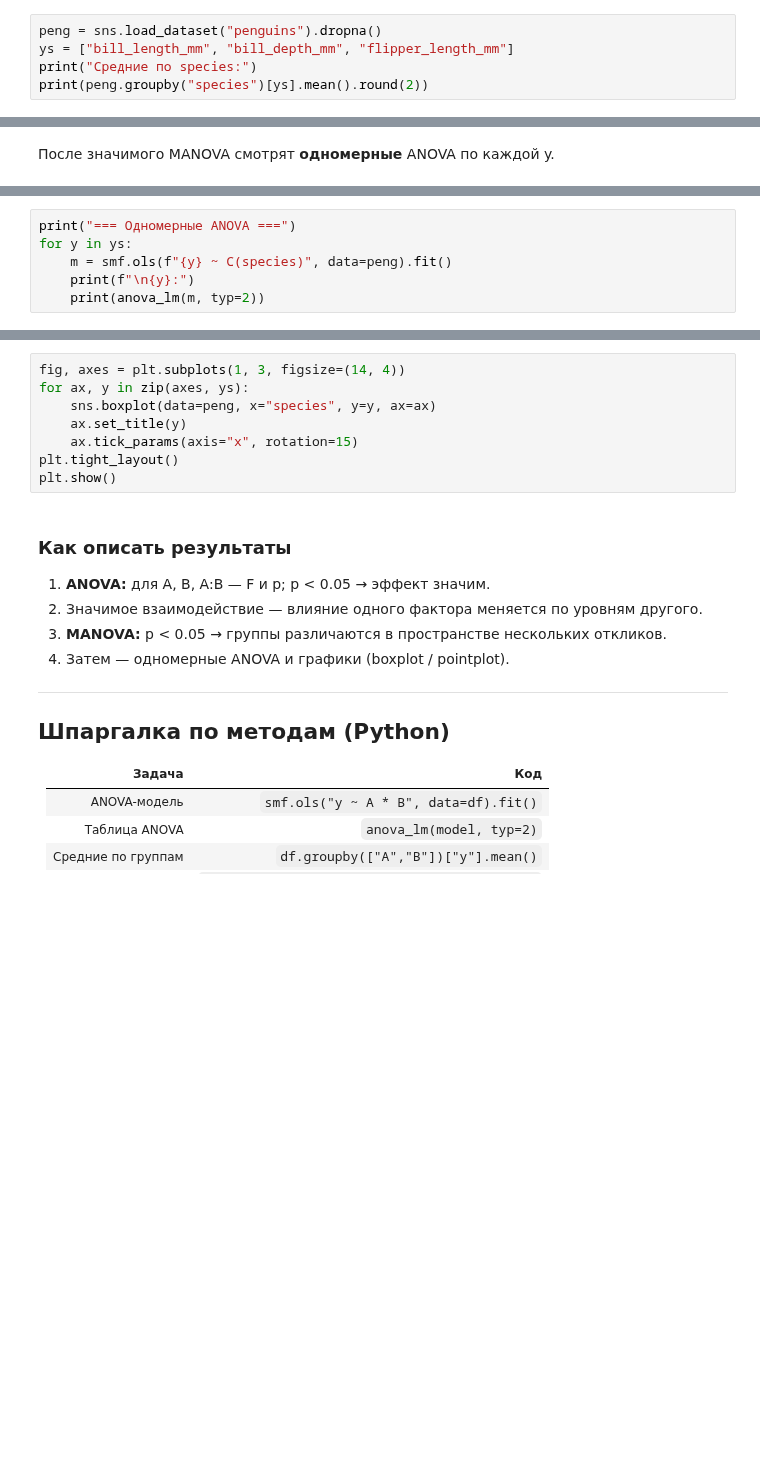
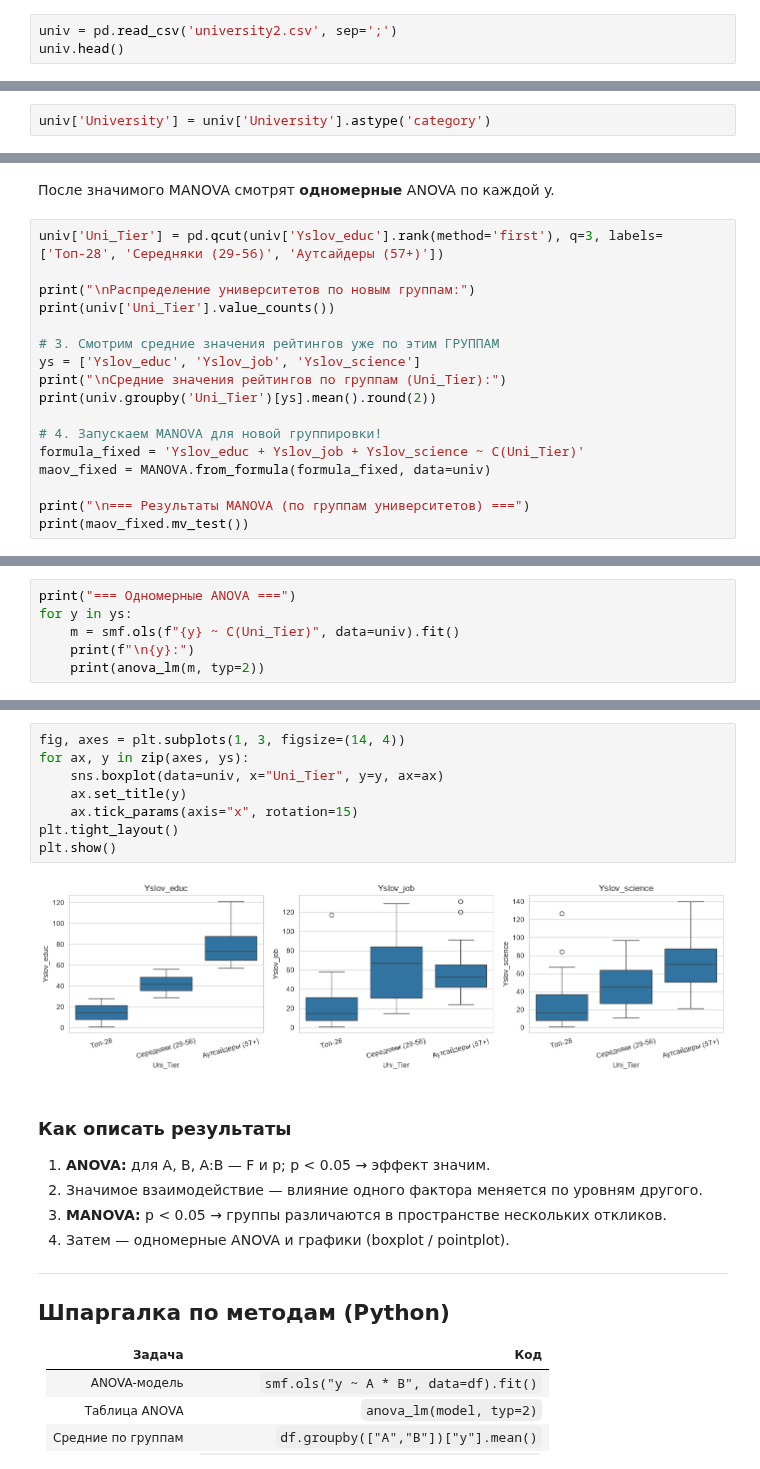
Before and after one commit to Qweeckusha/big_data_vvsu, a Jupyter notebook: practices/lab11/Task_11_ANOVA_MANOVA_Python.ipynb, the cells around one changed output, grey strips where cells are left out. Cells and saved outputs as stored; diff of their text form; blank space fills up the shorter version.

```diff
--- a/practices/lab11/Task_11_ANOVA_MANOVA_Python.ipynb
+++ b/practices/lab11/Task_11_ANOVA_MANOVA_Python.ipynb
@@ -74,7 +163,5 @@ print(tips.groupby("day")["total_bill"].mean().round(2))
 Несколько зависимых переменных одновременно.
 H0: векторы средних одинаковы по группам.
 # %%
-peng = sns.load_dataset("penguins").dropna()
-ys = ["bill_length_mm", "bill_depth_mm", "flipper_length_mm"]
-print("Средние по species:")
-print(peng.groupby("species")[ys].mean().round(2))
+univ = pd.read_csv('university2.csv', sep=';')
+univ.head()
@@ -80,0 +175,2 @@ print(peng.groupby("species")[ys].mean().round(2))
+# %%
+univ['University'] = univ['University'].astype('category')
@@ -85,2 +226,19 @@ print(maov.mv_test())
 # %% [markdown]
 После значимого MANOVA смотрят **одномерные** ANOVA по каждой y.
+# %%
+univ['Uni_Tier'] = pd.qcut(univ['Yslov_educ'].rank(method='first'), q=3, labels=['Топ-28', 'Середняки (29-56)', 'Аутсайдеры (57+)'])
+
+print("\nРаспределение университетов по новым группам:")
+print(univ['Uni_Tier'].value_counts())
+
+# 3. Смотрим средние значения рейтингов уже по этим ГРУППАМ
+ys = ['Yslov_educ', 'Yslov_job', 'Yslov_science']
+print("\nСредние значения рейтингов по группам (Uni_Tier):")
+print(univ.groupby('Uni_Tier')[ys].mean().round(2))
+
+# 4. Запускаем MANOVA для новой группировки!
+formula_fixed = 'Yslov_educ + Yslov_job + Yslov_science ~ C(Uni_Tier)'
+maov_fixed = MANOVA.from_formula(formula_fixed, data=univ)
+
+print("\n=== Результаты MANOVA (по группам университетов) ===")
+print(maov_fixed.mv_test())
@@ -87,6 +271,6 @@ print(maov.mv_test())
 # %%
 print("=== Одномерные ANOVA ===")
 for y in ys:
-    m = smf.ols(f"{y} ~ C(species)", data=peng).fit()
+    m = smf.ols(f"{y} ~ C(Uni_Tier)", data=univ).fit()
     print(f"\n{y}:")
     print(anova_lm(m, typ=2))
@@ -93,11 +312,13 @@ for y in ys:
 # %%
 fig, axes = plt.subplots(1, 3, figsize=(14, 4))
 for ax, y in zip(axes, ys):
-    sns.boxplot(data=peng, x="species", y=y, ax=ax)
+    sns.boxplot(data=univ, x="Uni_Tier", y=y, ax=ax)
     ax.set_title(y)
     ax.tick_params(axis="x", rotation=15)
 plt.tight_layout()
 plt.show()
+# %% [output]
+[figure, added]
 # %% [markdown]
 ### Как описать результаты
 
```
Also changed, not shown: parts of 22 cells of this notebook.
